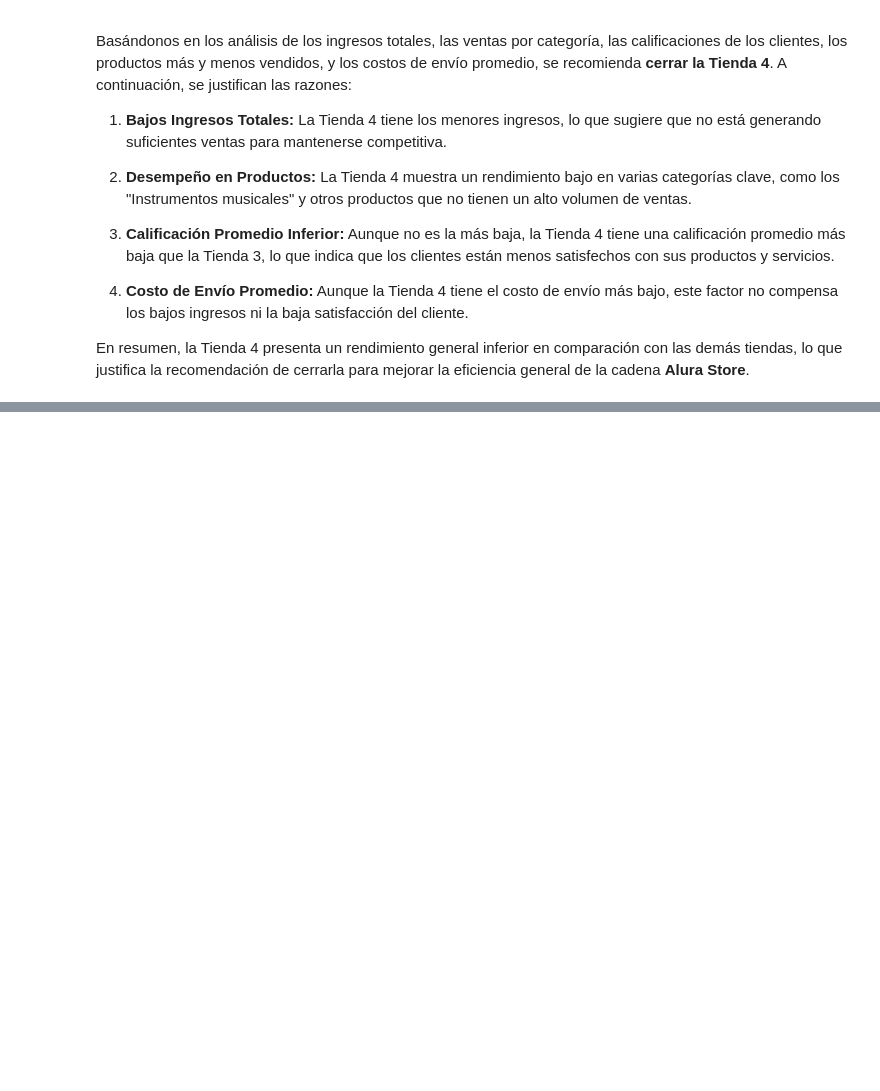
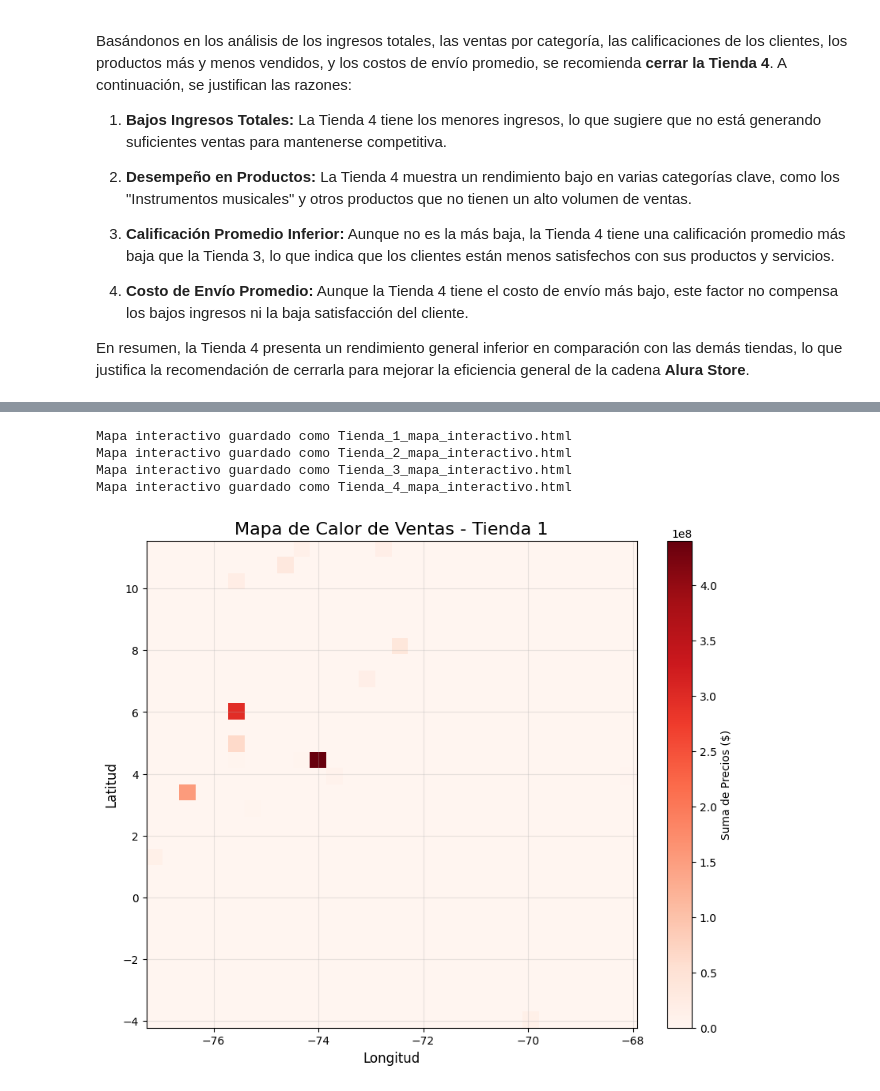
Before and after one commit to Andre-11c/Alura-Store_Latam, a Jupyter notebook: AluraStoreLatam.ipynb, the cells around one changed output, grey strips where cells are left out. Saved outputs shown, nothing was run; the diff lists cells and outputs as text; code cells hidden in the pictures; blank space fills up the shorter version.

Commit message:
Reto extra, Análisis del desempeño geográfico

```diff
--- a/AluraStoreLatam.ipynb
+++ b/AluraStoreLatam.ipynb
@@ -745,0 +758,77 @@ En resumen, la Tienda 4 presenta un rendimiento general inferior en comparación
+# %%
+from folium import Map, CircleMarker
+from folium.plugins import HeatMap
+
+
+# Crear un mapa interactivo con Folium para la Tienda 1
+def crear_mapa_interactivo(df, nombre_tienda):
+    """
+    Esta función crea un mapa interactivo con marcadores para cada venta.
+    """
+    # Crear un mapa centrado en América Latina
+    mapa = Map(location=[-15.7942, -47.8822], zoom_start=4)
+
+    # Agregar marcadores al mapa
+    for _, row in df.iterrows():
+        CircleMarker(
+            location=[row['lat'], row['lon']],
+            radius=5,
+            color='blue',
+            fill=True,
+            fill_opacity=0.6,
+            popup=f"Precio: ${row['Precio']:.2f}\nCalificación: {row['Calificación']:.1f}"
+        ).add_to(mapa)
+
+    # Guardar el mapa como archivo HTML
+    mapa.save(f"{nombre_tienda}_mapa_interactivo.html")
+    print(f"Mapa interactivo guardado como {nombre_tienda}_mapa_interactivo.html")
+
+# Crear mapas interactivos para cada tienda
+crear_mapa_interactivo(tienda, "Tienda_1")
+crear_mapa_interactivo(tienda2, "Tienda_2")
+crear_mapa_interactivo(tienda3, "Tienda_3")
+crear_mapa_interactivo(tienda4, "Tienda_4")
+
+# Crear un Heatmap básico con matplotlib
+def crear_heatmap(df, nombre_tienda):
+    """
+    Esta función crea un mapa de calor básico utilizando un histograma bidimensional.
+    """
+    plt.figure(figsize=(10, 8))
+    plt.hist2d(df['lon'], df['lat'], bins=30, weights=df['Precio'], cmap='Reds')
+    plt.colorbar(label='Suma de Precios ($)')
+    plt.title(f"Mapa de Calor de Ventas - {nombre_tienda}", fontsize=16)
+    plt.xlabel("Longitud", fontsize=12)
+    plt.ylabel("Latitud", fontsize=12)
+    plt.grid(alpha=0.3)
+    plt.show()
+
+# Crear Heatmaps para cada tienda
+crear_heatmap(tienda, "Tienda 1")
+crear_heatmap(tienda2, "Tienda 2")
+crear_heatmap(tienda3, "Tienda 3")
+crear_heatmap(tienda4, "Tienda 4")
+
+# Análisis de patrones geográficos
+def analizar_patrones_geograficos(df, nombre_tienda):
+    """
+    Esta función analiza patrones básicos como el promedio de precios y calificaciones.
+    """
+    print(f"Análisis de patrones geográficos para {nombre_tienda}:")
+    print(f"- Promedio de precios: ${df['Precio'].mean():.2f}")
+    print(f"- Promedio de calificaciones: {df['Calificación'].mean():.2f}")
+    print(f"- Región con mayor concentración de ventas:")
+    print(df[['lat', 'lon', 'Precio']].groupby(['lat', 'lon']).sum().sort_values(by='Precio', ascending=False).head(1))
+    print("\n")
+
+# Analizar patrones para cada tienda
+analizar_patrones_geograficos(tienda, "Tienda 1")
+analizar_patrones_geograficos(tienda2, "Tienda 2")
+analizar_patrones_geograficos(tienda3, "Tienda 3")
+analizar_patrones_geograficos(tienda4, "Tienda 4")
+# %% [output]
+Mapa interactivo guardado como Tienda_1_mapa_interactivo.html
+Mapa interactivo guardado como Tienda_2_mapa_interactivo.html
+Mapa interactivo guardado como Tienda_3_mapa_interactivo.html
+Mapa interactivo guardado como Tienda_4_mapa_interactivo.html
+[figure, added]
```
Also changed, not shown: parts of 4 cells of this notebook, 4 other files.
